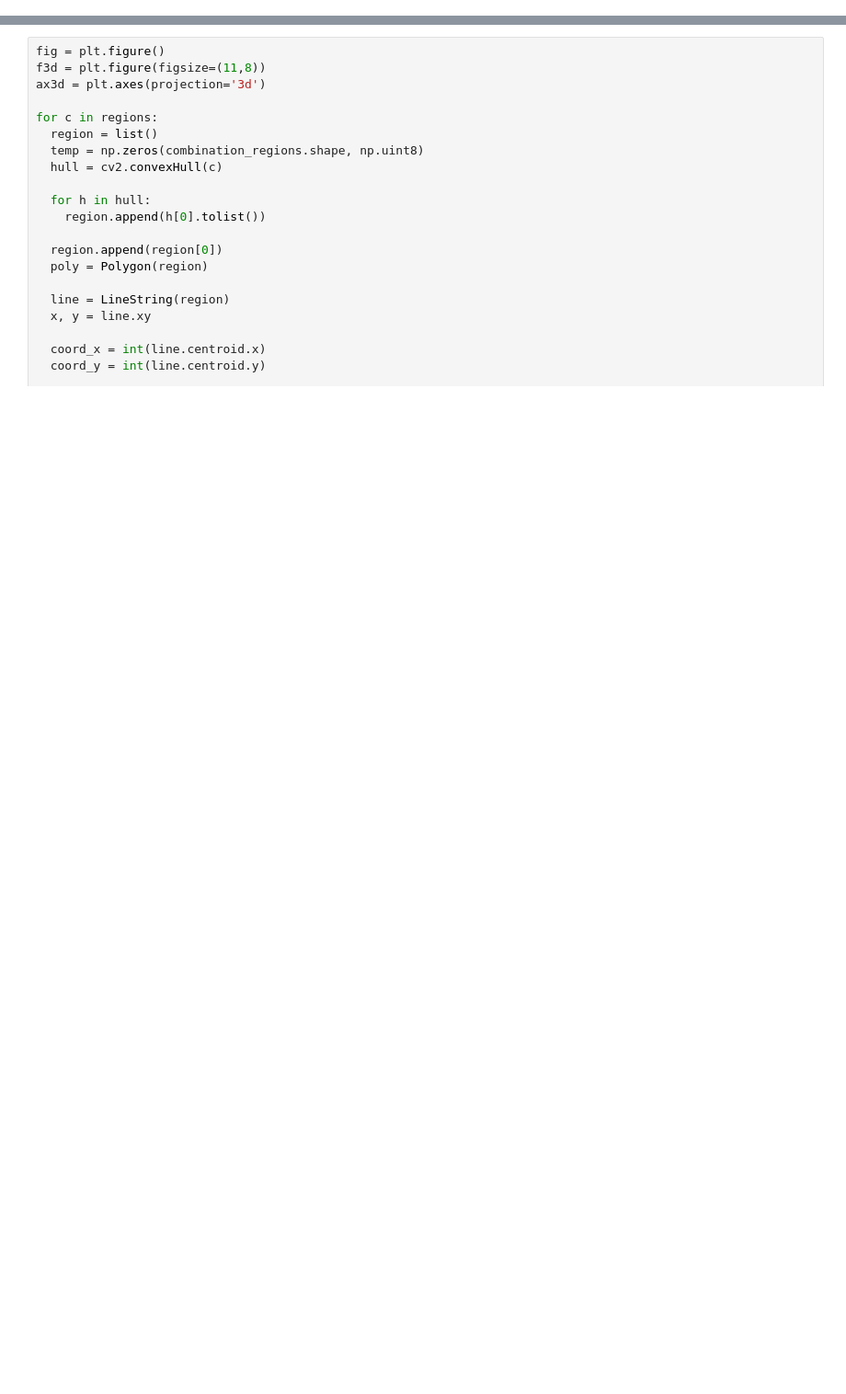
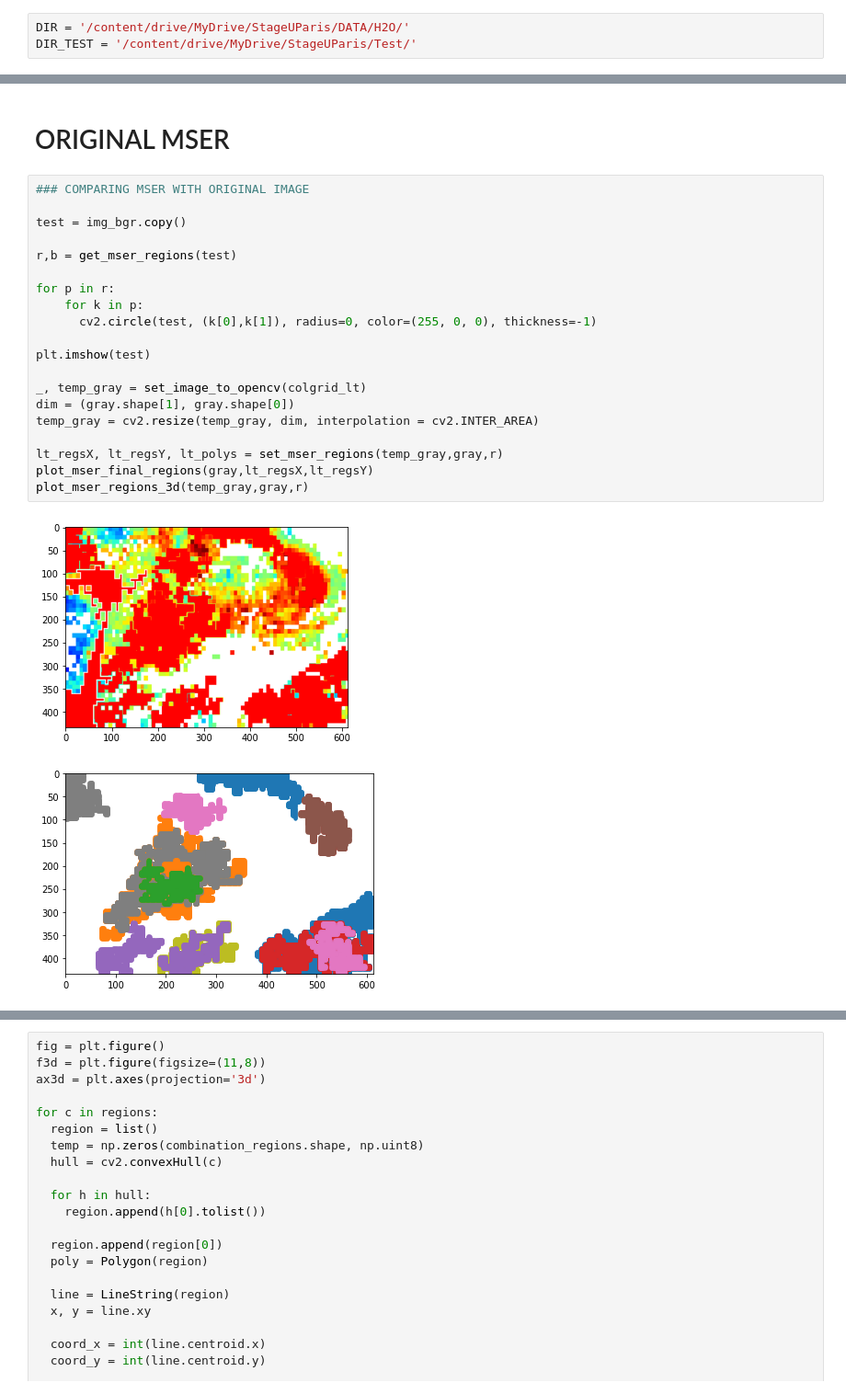
Before and after one commit to kmiloarguello/ozone-pollution, a Jupyter notebook: main.ipynb, the cells around one changed output, grey strips where cells are left out. Shown at 92% size. Cells and saved outputs as stored; diff of their text form; blank space fills up the shorter version.

```diff
--- a/main.ipynb
+++ b/main.ipynb
@@ -482,0 +85,3 @@ for i, level_regions in enumerate(mix_regions[3:]):
+# %%
+DIR = '/content/drive/MyDrive/StageUParis/DATA/H2O/'
+DIR_TEST = '/content/drive/MyDrive/StageUParis/Test/'
@@ -482,0 +622,25 @@ for i, level_regions in enumerate(mix_regions[3:]):
+# %% [markdown]
+# ORIGINAL MSER
+# %%
+### COMPARING MSER WITH ORIGINAL IMAGE
+
+test = img_bgr.copy()
+
+r,b = get_mser_regions(test)
+
+for p in r:
+    for k in p:
+      cv2.circle(test, (k[0],k[1]), radius=0, color=(255, 0, 0), thickness=-1)
+
+plt.imshow(test)
+
+_, temp_gray = set_image_to_opencv(colgrid_lt)
+dim = (gray.shape[1], gray.shape[0])
+temp_gray = cv2.resize(temp_gray, dim, interpolation = cv2.INTER_AREA)
+
+lt_regsX, lt_regsY, lt_polys = set_mser_regions(temp_gray,gray,r)
+plot_mser_final_regions(gray,lt_regsX,lt_regsY)
+plot_mser_regions_3d(temp_gray,gray,r)
+# %% [output]
+[figure, added]
+[figure, added]
```
Also changed, not shown: parts of 50 cells of this notebook.
